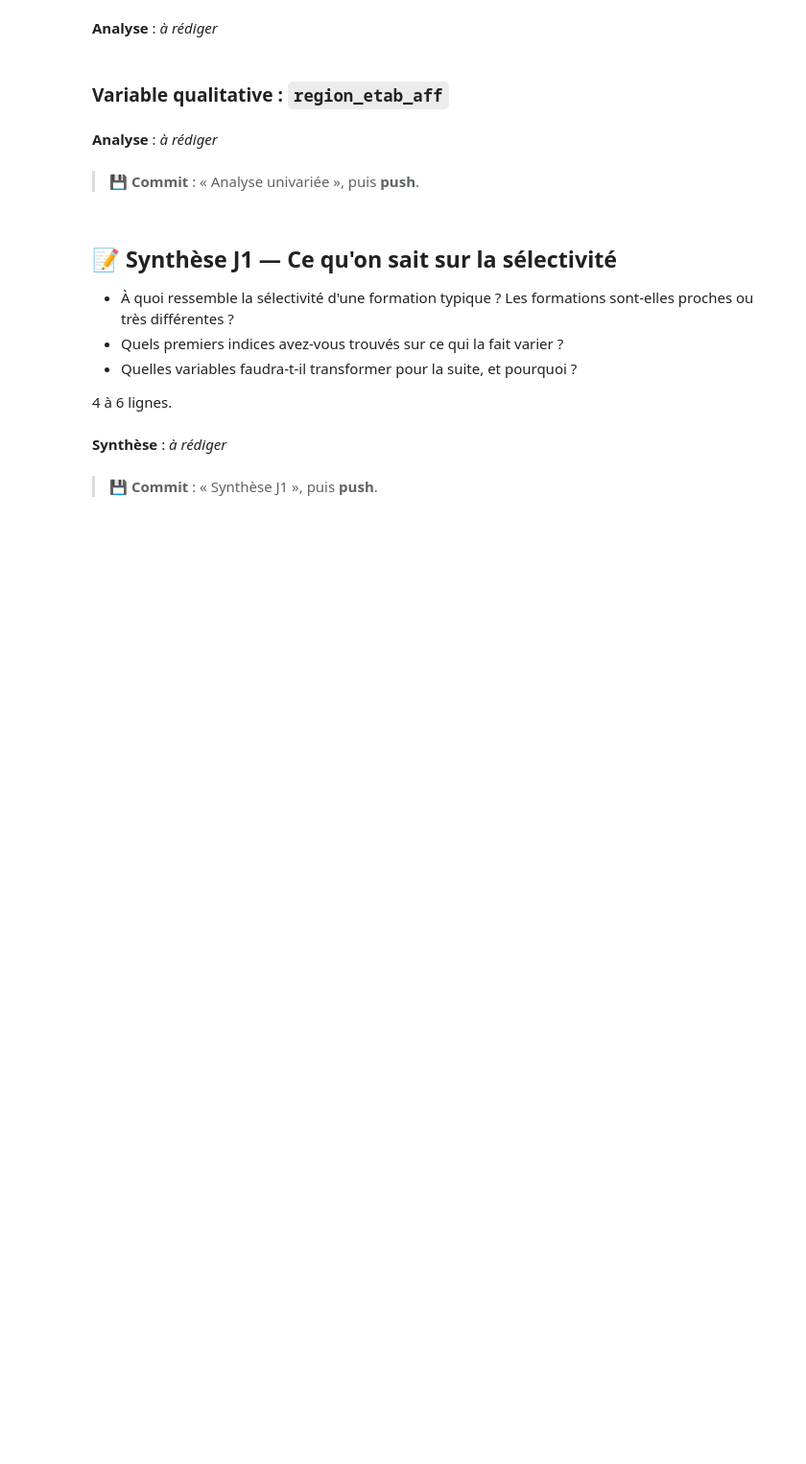
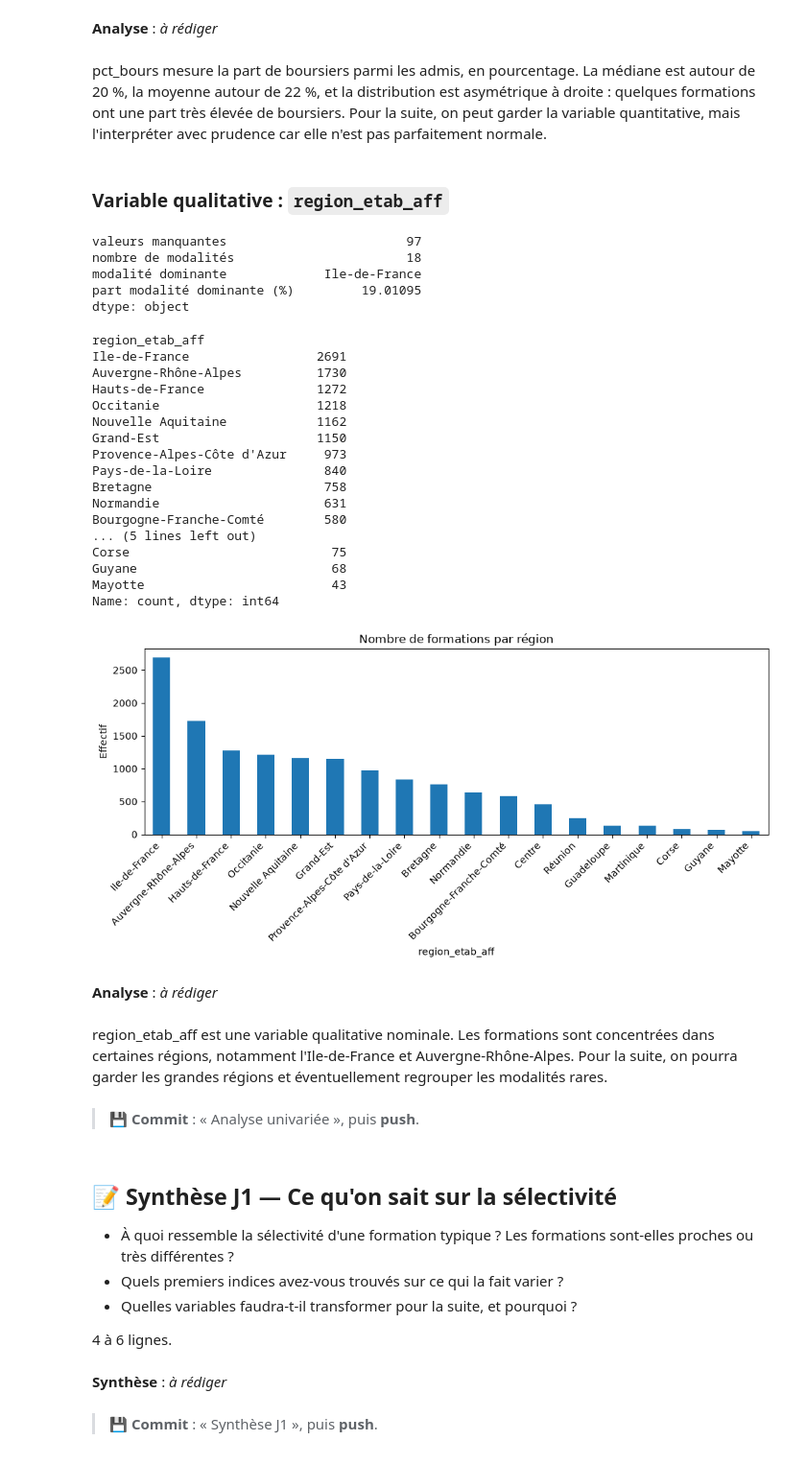
Before and after one commit to Anaisblk/Analyse-Parcoursup, a Jupyter notebook: TP_Parcoursup.ipynb, the cells around one changed output. Shown at 96% size. Drawn from its saved outputs; the diff is of its cells as text; code cells hidden in the pictures; blank space fills up the shorter version.

```diff
--- a/TP_Parcoursup.ipynb
+++ b/TP_Parcoursup.ipynb
@@ -574,9 +698,55 @@ Vous disposez maintenant de toute la méthode. Analysez **seuls** les deux varia
 # %% [markdown]
 **Analyse** : _à rédiger_
+# %% [markdown]
+pct_bours mesure la part de boursiers parmi les admis, en pourcentage. La médiane est autour de 20 %, la moyenne autour de 22 %, et la distribution est asymétrique à droite : quelques formations ont une part très élevée de boursiers. Pour la suite, on peut garder la variable quantitative, mais l'interpréter avec prudence car elle n'est pas parfaitement normale.
 # %% [markdown]
 ### Variable qualitative : `region_etab_aff`
+# %%
+region = df["region_etab_aff"]
+resume_region = pd.Series({
+    "valeurs manquantes": region.isna().sum(),
+    "nombre de modalités": region.nunique(),
+    "modalité dominante": region.mode().iloc[0],
+    "part modalité dominante (%)": region.value_counts(normalize=True).iloc[0] * 100
+})
+display(resume_region)
+display(region.value_counts(dropna=False))
+
+plt.figure(figsize=(10, 5))
+region.value_counts().plot(kind="bar")
+plt.title("Nombre de formations par région")
+plt.ylabel("Effectif")
+plt.xticks(rotation=45, ha="right")
+plt.tight_layout()
+plt.show()
+# %% [output]
+valeurs manquantes                        97
+nombre de modalités                       18
+modalité dominante             Ile-de-France
+part modalité dominante (%)         19.01095
+dtype: object
+region_etab_aff
+Ile-de-France                 2691
+Auvergne-Rhône-Alpes          1730
+Hauts-de-France               1272
+Occitanie                     1218
+Nouvelle Aquitaine            1162
+Grand-Est                     1150
+Provence-Alpes-Côte d'Azur     973
+Pays-de-la-Loire               840
+Bretagne                       758
+Normandie                      631
+Bourgogne-Franche-Comté        580
+... (5 lines left out)
+Corse                           75
+Guyane                          68
+Mayotte                         43
+Name: count, dtype: int64
+[figure, added]
 # %% [markdown]
 **Analyse** : _à rédiger_
+# %% [markdown]
+region_etab_aff est une variable qualitative nominale. Les formations sont concentrées dans certaines régions, notamment l'Ile-de-France et Auvergne-Rhône-Alpes. Pour la suite, on pourra garder les grandes régions et éventuellement regrouper les modalités rares.
 # %% [markdown]
 > 💾 **Commit** : « Analyse univariée », puis **push**.
 # %% [markdown]
```
Also changed, not shown: parts of 3 cells of this notebook.
